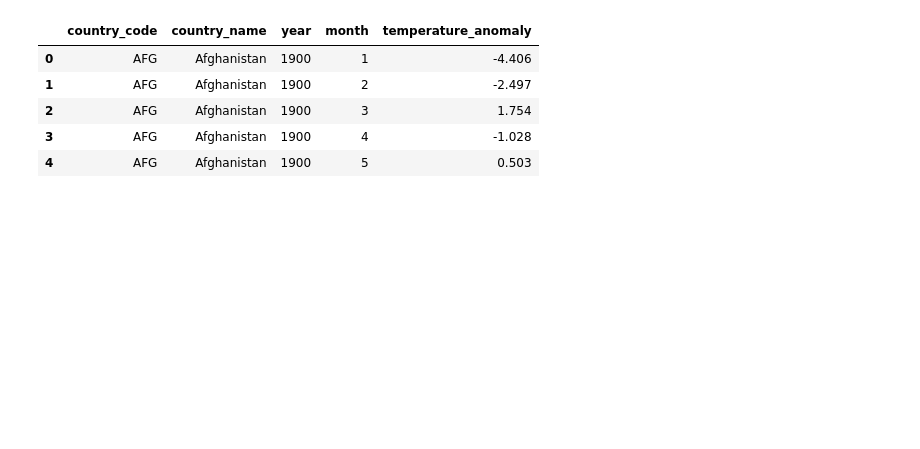
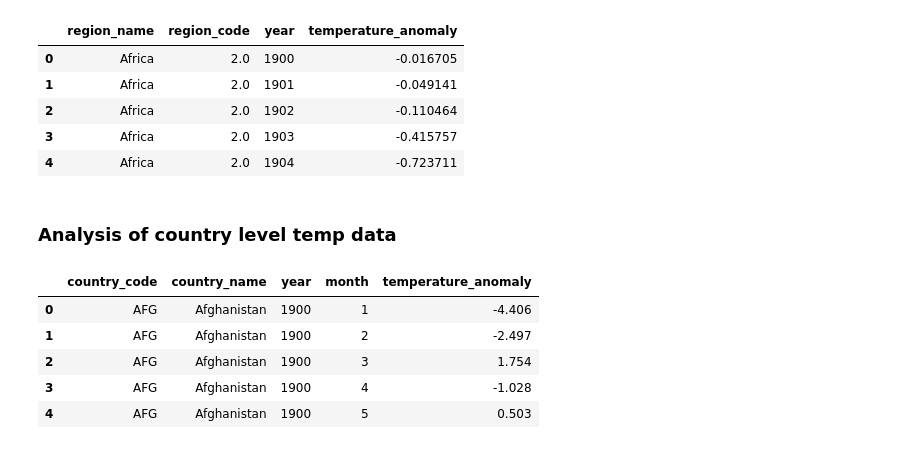
Before and after one commit to lukiwieser/natural-disasters-and-climate-change, a Jupyter notebook: temp-data-analysis-sebi.ipynb, the cells around one changed output. Cells and saved outputs as stored; diff of their text form; code cells hidden in the pictures; blank space fills up the shorter version.

```diff
--- a/temp-data-analysis-sebi.ipynb
+++ b/temp-data-analysis-sebi.ipynb
@@ -11,0 +65,14 @@ PATH_TEMP_LAND_REGION_FILE = "/temp-land-region.csv"
+# %%
+temp_region = pd.read_csv(PATH_TEMP_DATA_FOLDER + PATH_TEMP_LAND_REGION_FILE)
+# %%
+temp_region_yearly = pd.DataFrame
+temp_region_yearly = temp_region.groupby(['region_name', 'region_code','year'])['temperature_anomaly'].mean()
+temp_region_yearly = temp_region_yearly.reset_index()
+temp_region_yearly.head()
+# %% [output]
+|  | region_name | region_code | year | temperature_anomaly |
+| 0 | Africa | 2.0 | 1900 | -0.016705 |
+| 1 | Africa | 2.0 | 1901 | -0.049141 |
+| 2 | Africa | 2.0 | 1902 | -0.110464 |
+| 3 | Africa | 2.0 | 1903 | -0.415757 |
+| 4 | Africa | 2.0 | 1904 | -0.723711 |
@@ -12 +81,3 @@ PATH_TEMP_LAND_REGION_FILE = "/temp-land-region.csv"
+# %% [markdown]
+### Analysis of country level temp data
 # %%
```
Also changed, not shown: parts of 24 cells of this notebook, 1 other file.
